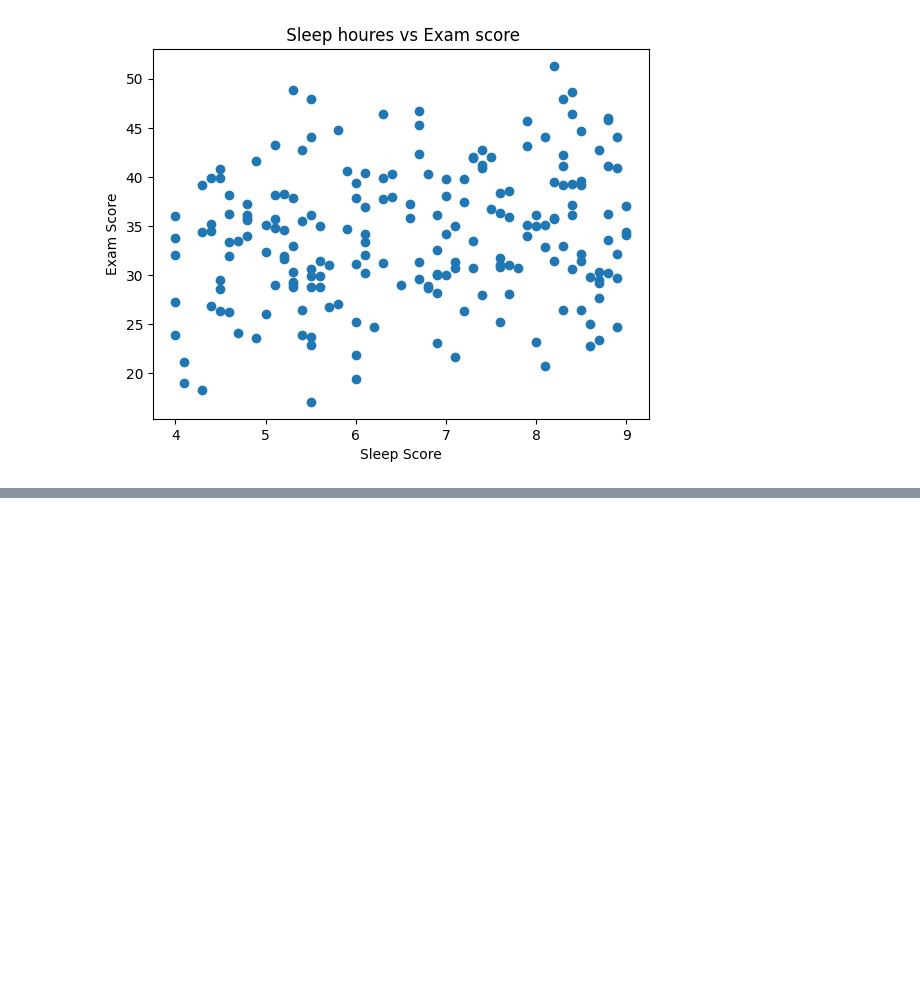
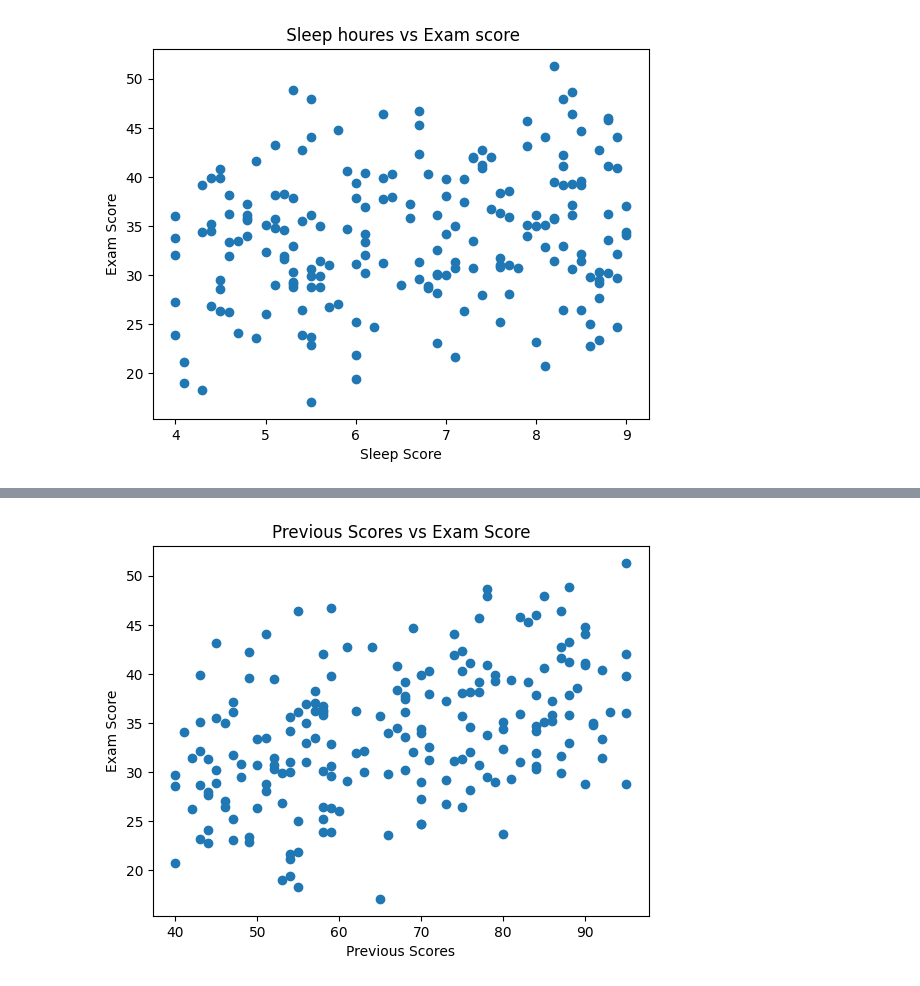
Before and after one commit to dkworks108/Student-score-prediction, a Jupyter notebook: Student-score-prediction/Student_prediction_score.ipynb, the cells around one changed output, grey strips where cells are left out. Cells and saved outputs as stored; diff of their text form; code cells hidden in the pictures; blank space fills up the shorter version.

```diff
--- a/Student-score-prediction/Student_prediction_score.ipynb
+++ b/Student-score-prediction/Student_prediction_score.ipynb
@@ -114,0 +125,9 @@ plt.show()
+# %%
+plt.figure()
+plt.scatter(df['previous_scores'], df['exam_score'])
+plt.xlabel('Previous Scores')
+plt.ylabel('Exam Score')
+plt.title('Previous Scores vs Exam Score')
+plt.show()
+# %% [output]
+[figure, added]
```
Also changed, not shown: parts of 1 cell of this notebook.
